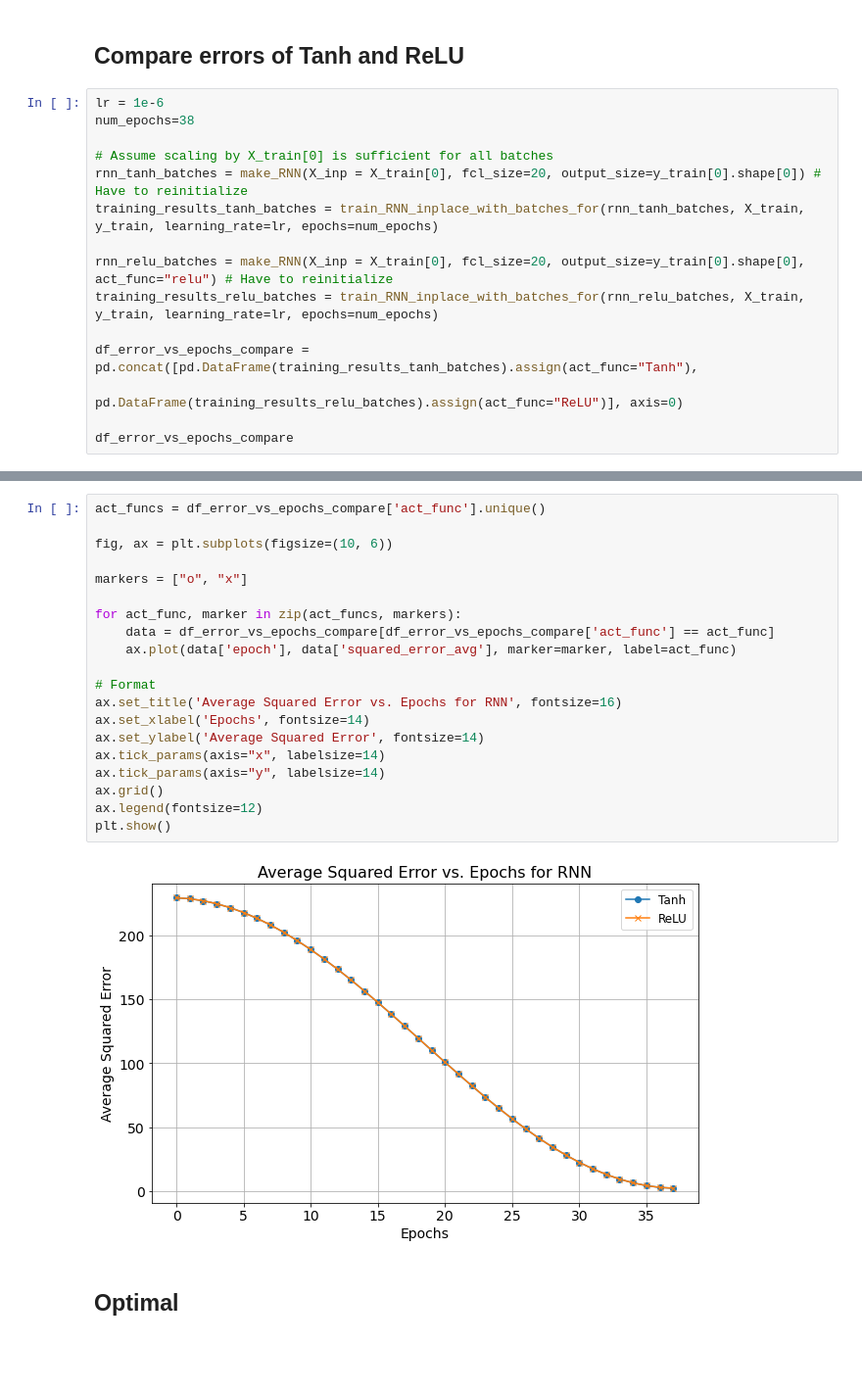
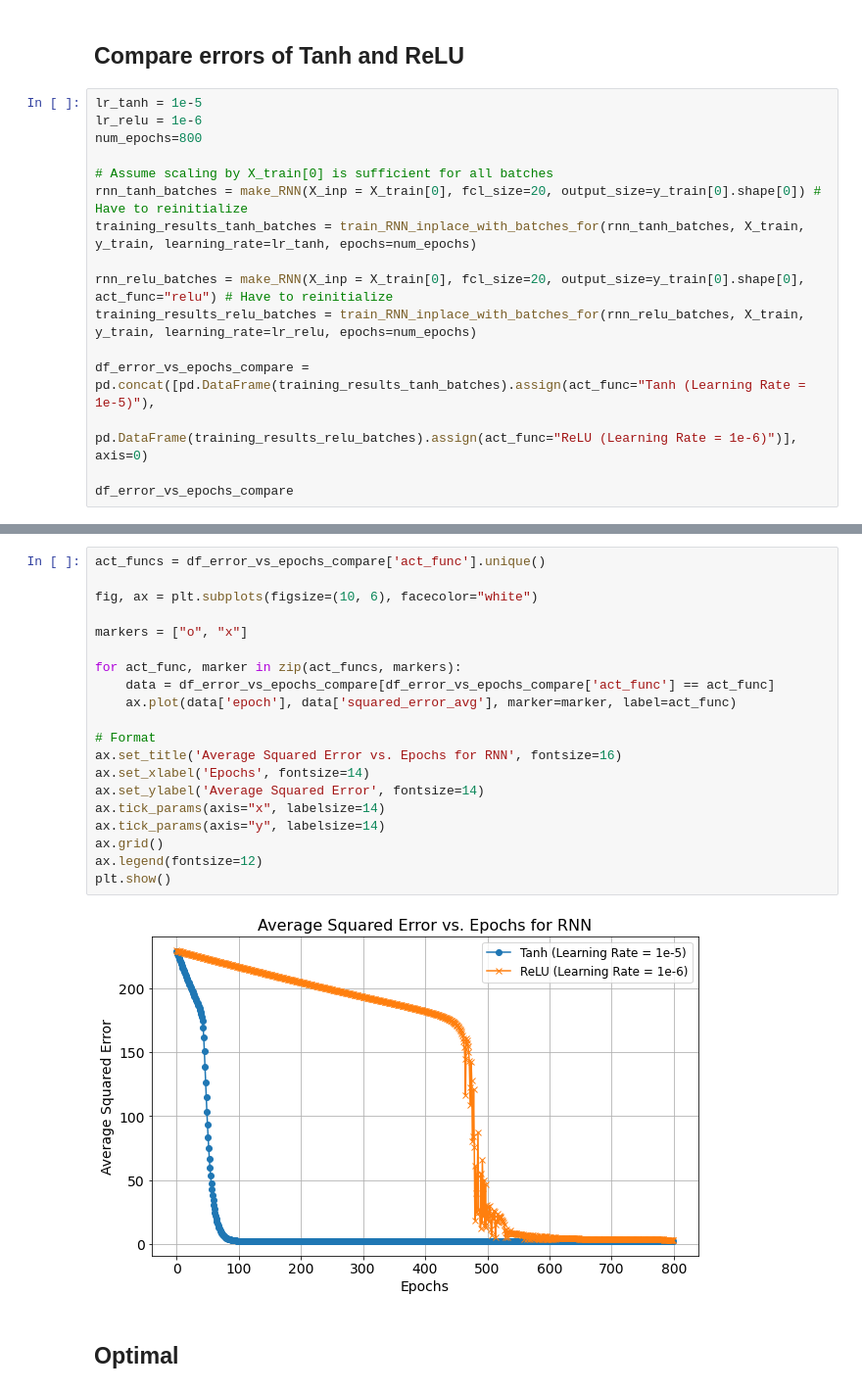
Before and after one commit to jrf343/RNN, a Jupyter notebook: Philly_multibatch_RNN_testing.ipynb, the cells around one changed output, grey strips where cells are left out. Shown at 98% size. Cells and saved outputs as stored; diff of their text form; blank space fills up the shorter version.

Commit message:
Figures comparing Tanh and ReLU RNN

```diff
--- a/Philly_multibatch_RNN_testing.ipynb
+++ b/Philly_multibatch_RNN_testing.ipynb
@@ -903,18 +654,19 @@ pd.DataFrame(training_results_relu_batches).plot(x="epoch", y="squared_error_avg
 # %% [markdown]
 ## Compare errors of Tanh and ReLU
 # %%
-lr = 1e-6
-num_epochs=38
+lr_tanh = 1e-5
+lr_relu = 1e-6
+num_epochs=800
 
 # Assume scaling by X_train[0] is sufficient for all batches
 rnn_tanh_batches = make_RNN(X_inp = X_train[0], fcl_size=20, output_size=y_train[0].shape[0]) # Have to reinitialize
-training_results_tanh_batches = train_RNN_inplace_with_batches_for(rnn_tanh_batches, X_train, y_train, learning_rate=lr, epochs=num_epochs)
+training_results_tanh_batches = train_RNN_inplace_with_batches_for(rnn_tanh_batches, X_train, y_train, learning_rate=lr_tanh, epochs=num_epochs)
 
 rnn_relu_batches = make_RNN(X_inp = X_train[0], fcl_size=20, output_size=y_train[0].shape[0], act_func="relu") # Have to reinitialize
-training_results_relu_batches = train_RNN_inplace_with_batches_for(rnn_relu_batches, X_train, y_train, learning_rate=lr, epochs=num_epochs)
+training_results_relu_batches = train_RNN_inplace_with_batches_for(rnn_relu_batches, X_train, y_train, learning_rate=lr_relu, epochs=num_epochs)
 
-df_error_vs_epochs_compare = pd.concat([pd.DataFrame(training_results_tanh_batches).assign(act_func="Tanh"),
-                                        pd.DataFrame(training_results_relu_batches).assign(act_func="ReLU")], axis=0)
+df_error_vs_epochs_compare = pd.concat([pd.DataFrame(training_results_tanh_batches).assign(act_func="Tanh (Learning Rate = 1e-5)"),
+                                        pd.DataFrame(training_results_relu_batches).assign(act_func="ReLU (Learning Rate = 1e-6)")], axis=0)
 
 df_error_vs_epochs_compare
 # %% [output]
@@ -934,25 +686,25 @@ df_error_vs_epochs_compare
 # %%
 act_funcs = df_error_vs_epochs_compare['act_func'].unique()
 
-fig, ax = plt.subplots(figsize=(10, 6))
+fig, ax = plt.subplots(figsize=(10, 6), facecolor="white")
 
 markers = ["o", "x"]
 
 for act_func, marker in zip(act_funcs, markers):
     data = df_error_vs_epochs_compare[df_error_vs_epochs_compare['act_func'] == act_func]
     ax.plot(data['epoch'], data['squared_error_avg'], marker=marker, label=act_func)
 
 # Format
 ax.set_title('Average Squared Error vs. Epochs for RNN', fontsize=16)
 ax.set_xlabel('Epochs', fontsize=14)
 ax.set_ylabel('Average Squared Error', fontsize=14)
 ax.tick_params(axis="x", labelsize=14)
 ax.tick_params(axis="y", labelsize=14)
 ax.grid()
 ax.legend(fontsize=12)
 plt.show()
 # %% [output]
-[figure, old version]
+[figure, new version]
 # %% [markdown]
 ## Optimal
 # %%
```
Also changed, not shown: parts of 75 cells of this notebook, 19 other files.
